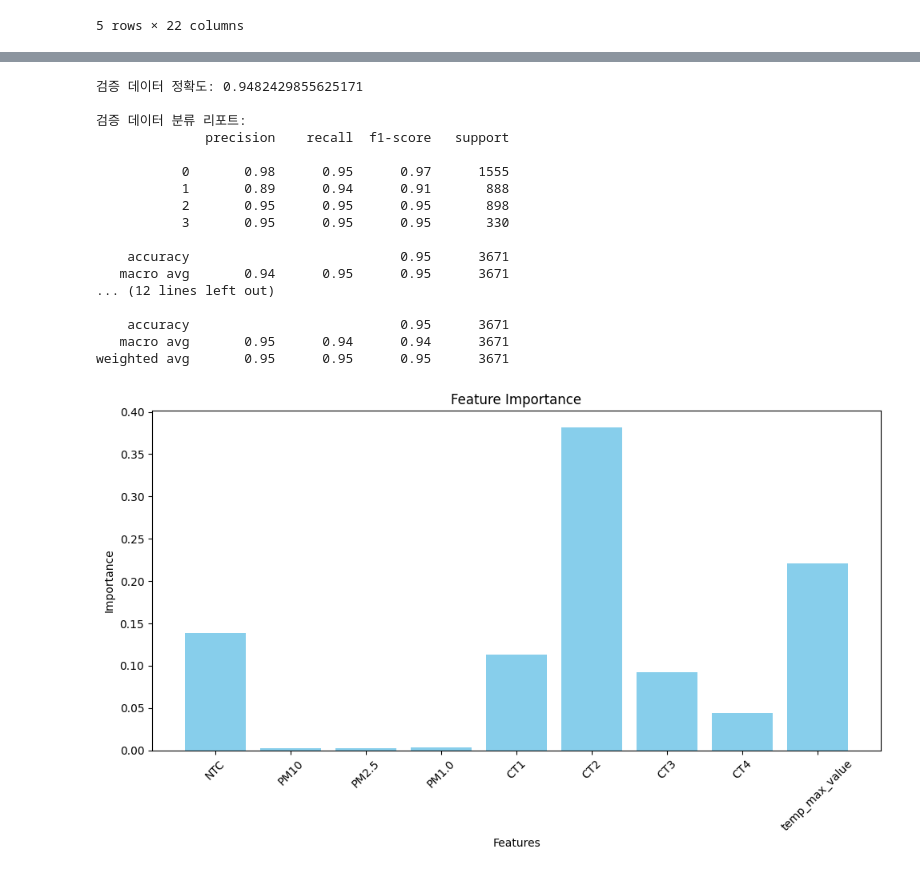
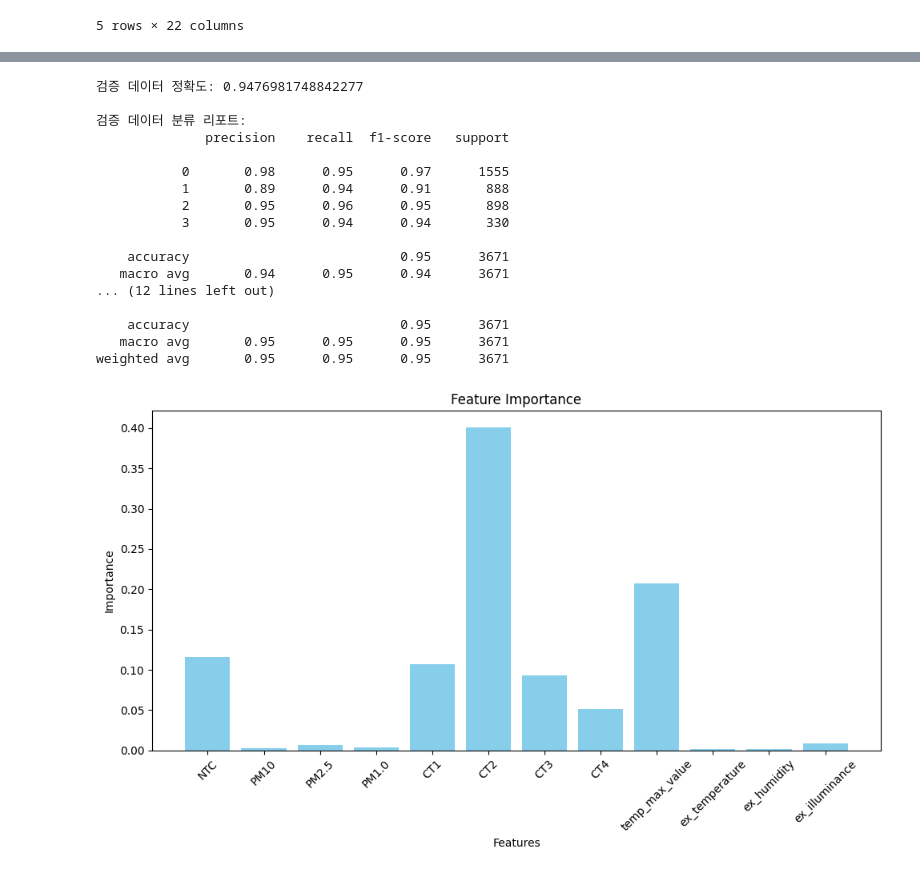
Before and after one commit to KT-AIVLE6th-BigProject-Team3/Multimodal_AI_2, a Jupyter notebook: 시계열 데이터만 실험.ipynb, the cells around one changed output, grey strips where cells are left out. Drawn from its saved outputs; the diff is of its cells as text; code cells hidden in the pictures.

```diff
--- a/시계열 데이터만 실험.ipynb
+++ b/시계열 데이터만 실험.ipynb
@@ -128,7 +244,7 @@ if "device_id" in df.columns:
     df["device_id"] = label_encoder.fit_transform(df["device_id"])
 
 # 특징 스케일링: 숫자형 열을 정규화
-features = ["NTC", "PM10", "PM2.5", "PM1.0", "CT1", "CT2", "CT3", "CT4", "temp_max_value"]
+features = ['NTC', 'PM10', 'PM2.5', 'PM1.0', 'CT1', 'CT2', 'CT3', 'CT4', 'temp_max_value', 'ex_temperature', 'ex_humidity', 'ex_illuminance']
 scaler = StandardScaler()
 df[features] = scaler.fit_transform(df[features])
 
@@ -161,36 +277,36 @@ print(classification_report(y_val, y_val_pred))
 
 # 6. 테스트 데이터 평가
 y_test_pred = model.predict(X_test)
 print("\n테스트 데이터 정확도:", accuracy_score(y_test, y_test_pred))
 print("\n테스트 데이터 분류 리포트:")
 print(classification_report(y_test, y_test_pred))
 
 # 7. 특징 중요도 시각화
 feature_importances = model.feature_importances_
 plt.figure(figsize=(10, 6))
 plt.bar(features, feature_importances, color="skyblue")
 plt.title("Feature Importance")
 plt.xlabel("Features")
 plt.ylabel("Importance")
 plt.xticks(rotation=45)
 plt.tight_layout()
 plt.show()
 # %% [output]
-검증 데이터 정확도: 0.9482429855625171
+검증 데이터 정확도: 0.9476981748842277
 
 검증 데이터 분류 리포트:
               precision    recall  f1-score   support
 
            0       0.98      0.95      0.97      1555
            1       0.89      0.94      0.91       888
-           2       0.95      0.95      0.95       898
-           3       0.95      0.95      0.95       330
+           2       0.95      0.96      0.95       898
+           3       0.95      0.94      0.94       330
 
     accuracy                           0.95      3671
-   macro avg       0.94      0.95      0.95      3671
+   macro avg       0.94      0.95      0.94      3671
 ... (12 lines left out)
 
     accuracy                           0.95      3671
-   macro avg       0.95      0.94      0.94      3671
+   macro avg       0.95      0.95      0.95      3671
 weighted avg       0.95      0.95      0.95      3671
-[figure, old version]
+[figure, new version]
```
Also changed, not shown: parts of 9 cells of this notebook.
